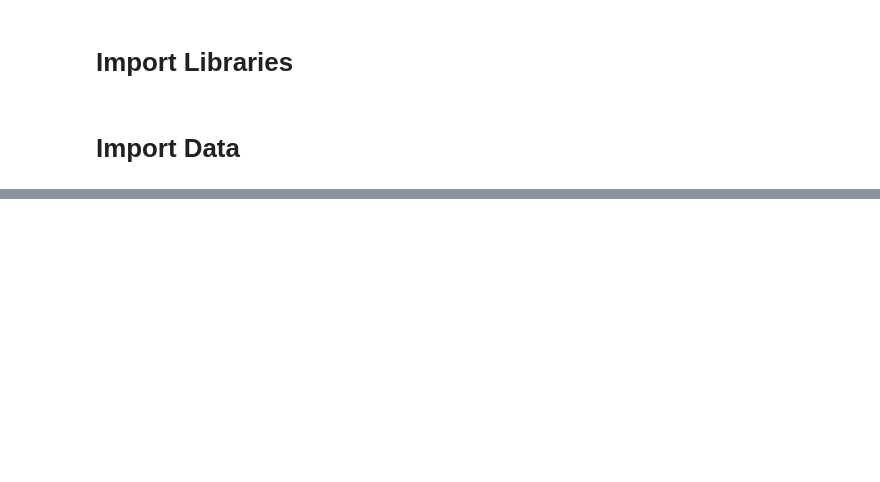
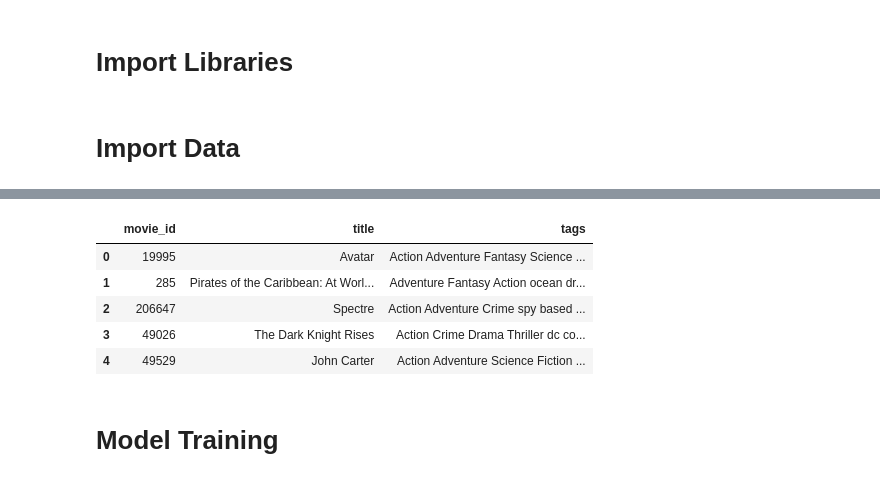
Before and after one commit to 4GeeksAcademy/alfonsoMG_KNN, a Jupyter notebook: src/ML_develop.ipynb, the cells around one changed output, grey strips where cells are left out. Drawn from its saved outputs; the diff is of its cells as text; code cells hidden in the pictures; blank space fills up the shorter version.

```diff
--- a/src/ML_develop.ipynb
+++ b/src/ML_develop.ipynb
@@ -12,0 +145,15 @@ ParserError: Error tokenizing data. C error: Buffer overflow caught - possible m
+# %%
+# Concatenate values from multiple columns to create the "tags" column
+df["tags"] = df.apply(
+    lambda row: ', '.join(map(str, [row["genres"], row["keywords"], row["cast"], row["crew"], row["overview"]])),
+    axis=1
+)
+
+# Convert the "tags" column to a string
+df["tags"] = df["tags"].astype(str)
+
+# Replace commas with spaces in the "tags" column
+df["tags"] = df["tags"].str.replace(',', " ")
+
+# Display the modified "tags" column for the first few entries
+df["tags"].head()
@@ -12,0 +182,13 @@ ParserError: Error tokenizing data. C error: Buffer overflow caught - possible m
+# %%
+# Drop specified columns from the DataFrame
+total_data = df.drop(columns=["overview", "genres", "keywords", "cast", "crew"])
+
+# Display the first few rows of the modified DataFrame
+total_data.head()
+# %% [output]
+|  | movie_id | title | tags |
+| 0 | 19995 | Avatar | Action Adventure Fantasy Science ... |
+| 1 | 285 | Pirates of the Caribbean: At Worl... | Adventure Fantasy Action ocean dr... |
+| 2 | 206647 | Spectre | Action Adventure Crime spy based ... |
+| 3 | 49026 | The Dark Knight Rises | Action Crime Drama Thriller dc co... |
+| 4 | 49529 | John Carter | Action Adventure Science Fiction ... |
@@ -12,0 +198,2 @@ ParserError: Error tokenizing data. C error: Buffer overflow caught - possible m
+# %% [markdown]
+# Model Training
```
Also changed, not shown: parts of 16 cells of this notebook, 6 other files.
